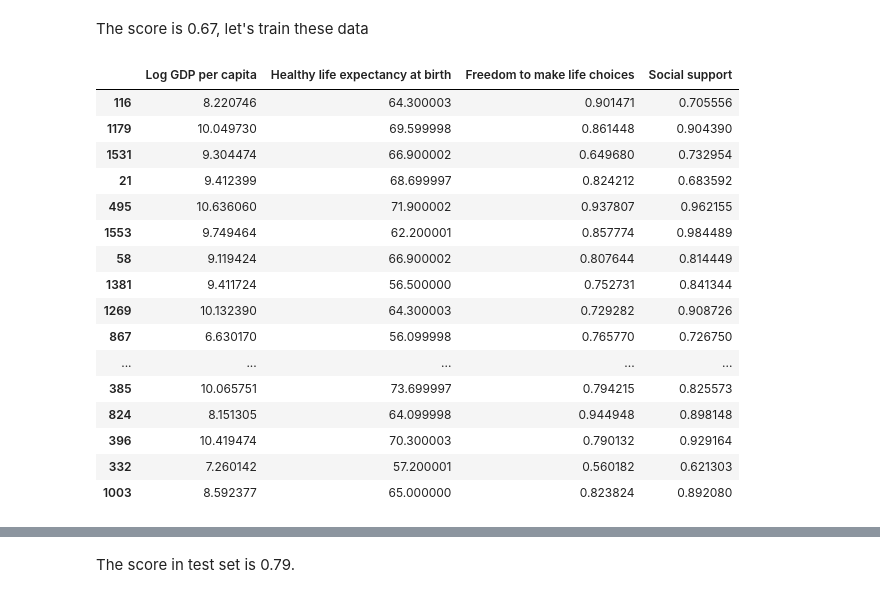
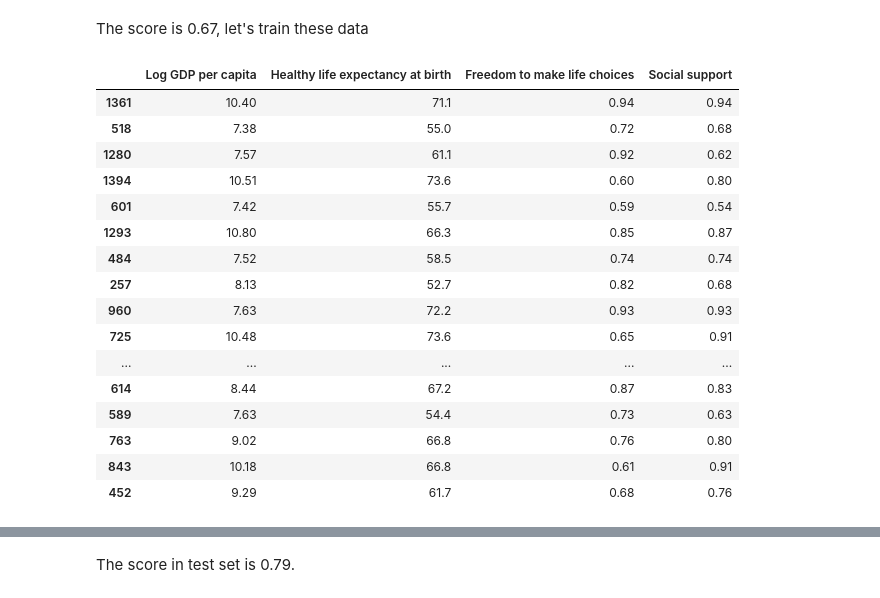
Before and after one commit to tlplus/Probability_Stats_Project, a Jupyter notebook: World Happiness Report.ipynb, the cells around one changed output, grey strips where cells are left out. Saved outputs shown, nothing was run; the diff lists cells and outputs as text; code cells hidden in the pictures.

```diff
--- a/World Happiness Report.ipynb
+++ b/World Happiness Report.ipynb
@@ -266,25 +271,25 @@ The score is 0.67, let's train these data
 from sklearn.model_selection import train_test_split
 x_train, x_test, y_train, y_test = train_test_split(M, n, test_size=0.2)
 # %%
-x_test
+x_test.round(2)
 # %% [output]
 |  | Log GDP per capita | Healthy life expectancy at birth | Freedom to make life choices | Social support |
-| 116 | 8.220746 | 64.300003 | 0.901471 | 0.705556 |
-| 1179 | 10.049730 | 69.599998 | 0.861448 | 0.904390 |
-| 1531 | 9.304474 | 66.900002 | 0.649680 | 0.732954 |
-| 21 | 9.412399 | 68.699997 | 0.824212 | 0.683592 |
-| 495 | 10.636060 | 71.900002 | 0.937807 | 0.962155 |
-| 1553 | 9.749464 | 62.200001 | 0.857774 | 0.984489 |
-| 58 | 9.119424 | 66.900002 | 0.807644 | 0.814449 |
-| 1381 | 9.411724 | 56.500000 | 0.752731 | 0.841344 |
-| 1269 | 10.132390 | 64.300003 | 0.729282 | 0.908726 |
-| 867 | 6.630170 | 56.099998 | 0.765770 | 0.726750 |
+| 1361 | 10.40 | 71.1 | 0.94 | 0.94 |
+| 518 | 7.38 | 55.0 | 0.72 | 0.68 |
+| 1280 | 7.57 | 61.1 | 0.92 | 0.62 |
+| 1394 | 10.51 | 73.6 | 0.60 | 0.80 |
+| 601 | 7.42 | 55.7 | 0.59 | 0.54 |
+| 1293 | 10.80 | 66.3 | 0.85 | 0.87 |
+| 484 | 7.52 | 58.5 | 0.74 | 0.74 |
+| 257 | 8.13 | 52.7 | 0.82 | 0.68 |
+| 960 | 7.63 | 72.2 | 0.93 | 0.93 |
+| 725 | 10.48 | 73.6 | 0.65 | 0.91 |
 | ... | ... | ... | ... | ... |
-| 385 | 10.065751 | 73.699997 | 0.794215 | 0.825573 |
-| 824 | 8.151305 | 64.099998 | 0.944948 | 0.898148 |
-| 396 | 10.419474 | 70.300003 | 0.790132 | 0.929164 |
-| 332 | 7.260142 | 57.200001 | 0.560182 | 0.621303 |
-| 1003 | 8.592377 | 65.000000 | 0.823824 | 0.892080 |
+| 614 | 8.44 | 67.2 | 0.87 | 0.83 |
+| 589 | 7.63 | 54.4 | 0.73 | 0.63 |
+| 763 | 9.02 | 66.8 | 0.76 | 0.80 |
+| 843 | 10.18 | 66.8 | 0.61 | 0.91 |
+| 452 | 9.29 | 61.7 | 0.68 | 0.76 |
 # %%
 mo = linear_model.LinearRegression()
 mo.fit(x_train, y_train)
```
Also changed, not shown: parts of 9 cells of this notebook.
